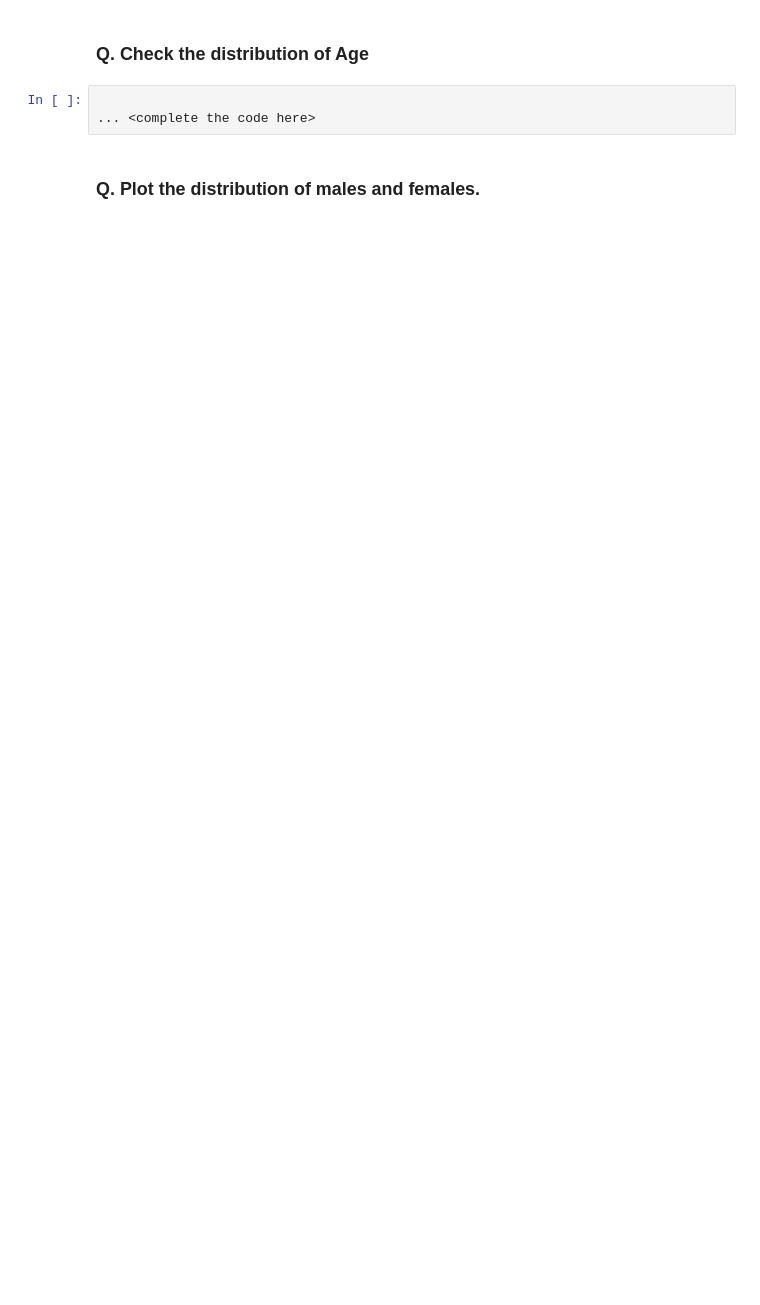
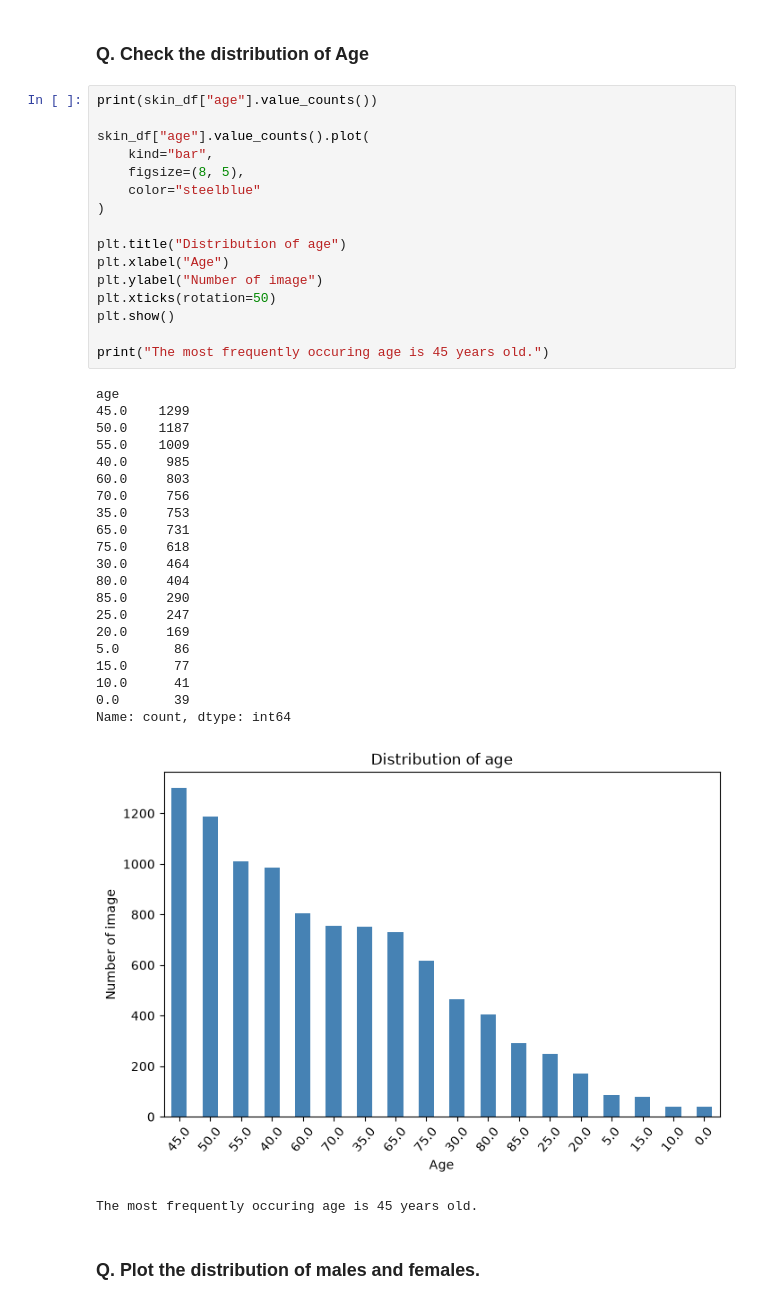
Before and after one commit to rgnseca/ML-AI_tutorials, a Jupyter notebook: Deep_Learning_Lab_Assignments/exercise_4_skin-cancer_assignment.ipynb, the cells around one changed output. Saved outputs shown, nothing was run; the diff lists cells and outputs as text; blank space fills up the shorter version.

```diff
--- a/Deep_Learning_Lab_Assignments/exercise_4_skin-cancer_assignment.ipynb
+++ b/Deep_Learning_Lab_Assignments/exercise_4_skin-cancer_assignment.ipynb
@@ -187,7 +204,43 @@ The Technical Validation has been done by either of the following methods:<br>
 # %% [markdown]
 ### **Q. Check the distribution of Age**
-# %%
-
-... <complete the code here>
+# %%
+print(skin_df["age"].value_counts())
+
+skin_df["age"].value_counts().plot(
+    kind="bar",
+    figsize=(8, 5),
+    color="steelblue"
+)
+
+plt.title("Distribution of age")
+plt.xlabel("Age")
+plt.ylabel("Number of image")
+plt.xticks(rotation=50)
+plt.show()
+
+print("The most frequently occuring age is 45 years old.")
+# %% [output]
+age
+45.0    1299
+50.0    1187
+55.0    1009
+40.0     985
+60.0     803
+70.0     756
+35.0     753
+65.0     731
+75.0     618
+30.0     464
+80.0     404
+85.0     290
+25.0     247
+20.0     169
+5.0       86
+15.0      77
+10.0      41
+0.0       39
+Name: count, dtype: int64
+[figure, added]
+The most frequently occuring age is 45 years old.
 # %% [markdown]
 ### **Q. Plot the distribution of males and females.**
```
Also changed, not shown: parts of 36 cells of this notebook, 3 other files.
